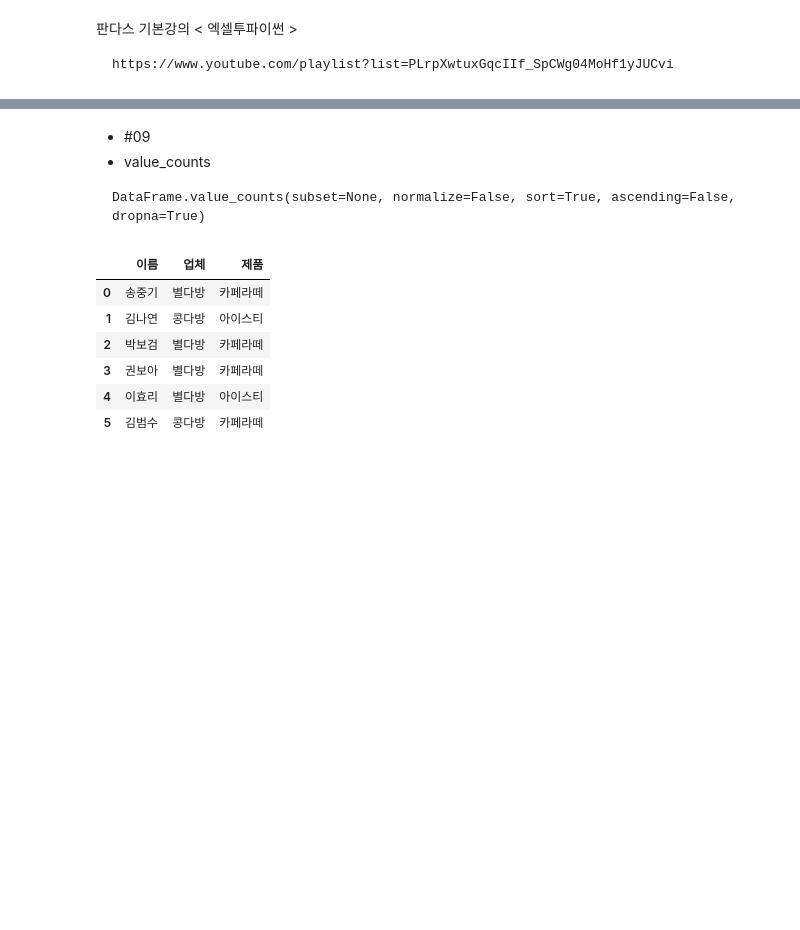
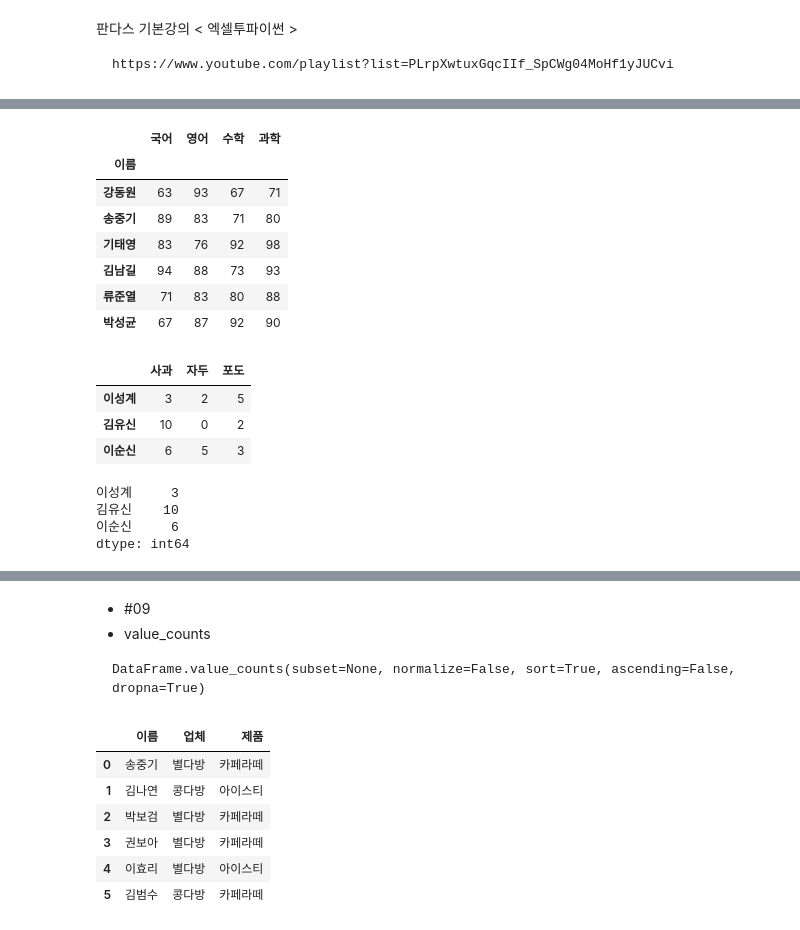
Before and after one commit to csw180/romanticpy, a Jupyter notebook: basic_pandas.ipynb, the cells around one changed output, grey strips where cells are left out. Saved outputs shown, nothing was run; the diff lists cells and outputs as text; code cells hidden in the pictures; blank space fills up the shorter version.

```diff
--- a/basic_pandas.ipynb
+++ b/basic_pandas.ipynb
@@ -5,0 +50,29 @@ https://www.youtube.com/playlist?list=PLrpXwtuxGqcIIf_SpCWg04MoHf1yJUCvi
+# %%
+import pandas as pd
+df = pd.read_excel("../E00EXAMPLE (1).xlsx",index_col="이름")
+df
+# %% [output]
+|  | 국어 | 영어 | 수학 | 과학 |
+| 이름 |  |  |  |  |
+| 강동원 | 63 | 93 | 67 | 71 |
+| 송중기 | 89 | 83 | 71 | 80 |
+| 기태영 | 83 | 76 | 92 | 98 |
+| 김남길 | 94 | 88 | 73 | 93 |
+| 류준열 | 71 | 83 | 80 | 88 |
+| 박성균 | 67 | 87 | 92 | 90 |
+# %%
+df = pd.DataFrame([[3,2,5],[10,0,2],[6,5,3]], index=["이성계","김유신","이순신"],columns=["사과","자두","포도"])
+df
+# %% [output]
+|  | 사과 | 자두 | 포도 |
+| 이성계 | 3 | 2 | 5 |
+| 김유신 | 10 | 0 | 2 |
+| 이순신 | 6 | 5 | 3 |
+# %%
+s = pd.Series([3,10,6], index=["이성계","김유신","이순신"])
+s
+# %% [output]
+이성계     3
+김유신    10
+이순신     6
+dtype: int64
```
Also changed, not shown: parts of 27 cells of this notebook, 18 other files.
